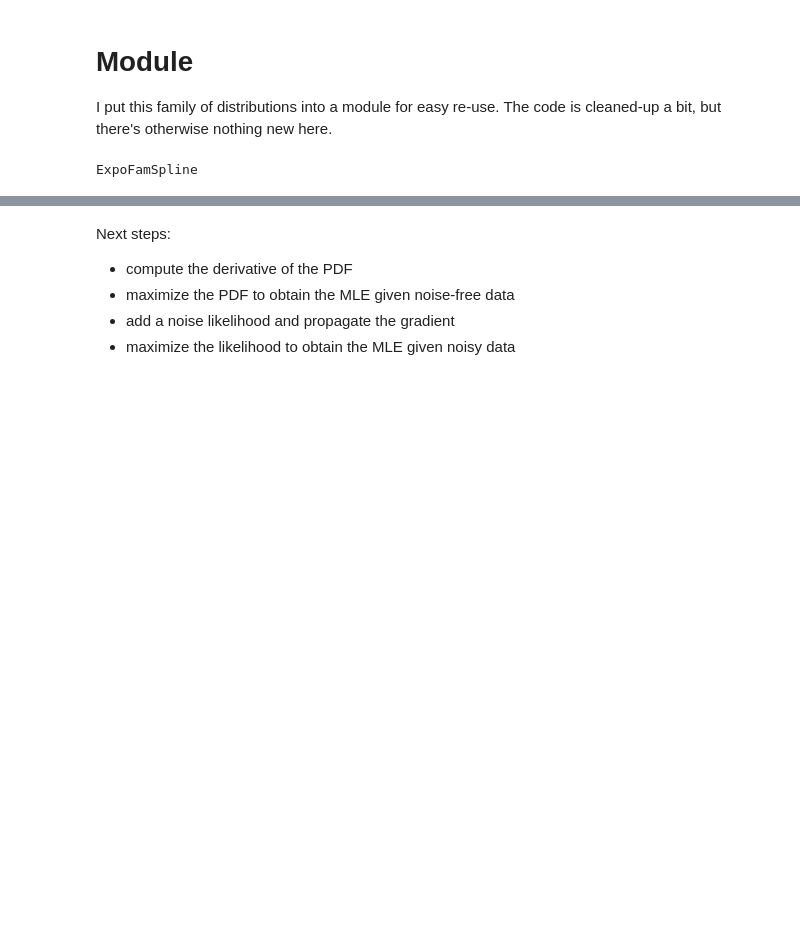
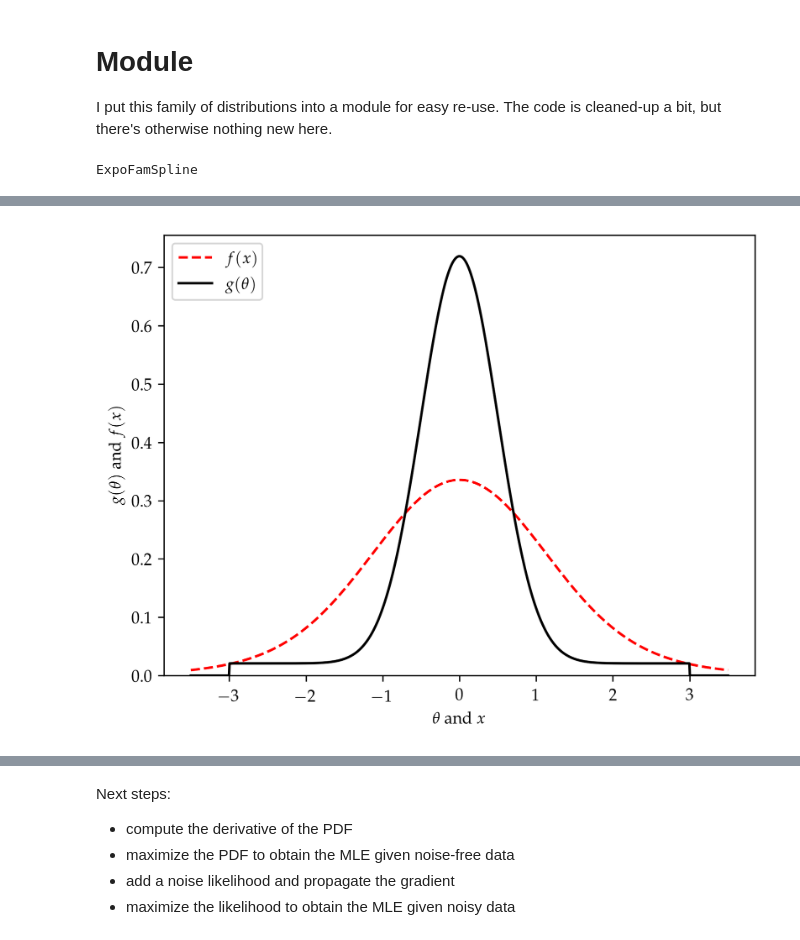
Before and after one commit to maximerischard/DeconvolutionTests.jl, a Jupyter notebook: notebooks/Efron_ExponentialFamily_Splines.ipynb, the cells around one changed output, grey strips where cells are left out. Saved outputs shown, nothing was run; the diff lists cells and outputs as text; code cells hidden in the pictures; blank space fills up the shorter version.

```diff
--- a/notebooks/Efron_ExponentialFamily_Splines.ipynb
+++ b/notebooks/Efron_ExponentialFamily_Splines.ipynb
@@ -134,0 +260,18 @@ plt.plot(θvec, pdf.(d))
+# %%
+function convolved_log_fx(gθ::Distribution, θgrid::AbstractVector{Float64}, noise::Distribution, x_i::Float64)
+    gθ_lpdf = logpdf.(gθ, θgrid)
+    noise_lpdf = logpdf.(noise, x_i.-θgrid)
+    return ExpoFamSpline.log_sum_exp(gθ_lpdf .+ noise_lpdf)
+end
+
+f_x_unnormalised = exp.([convolved_log_fx(example_gθ, linspace(-3.0, 3.0, 41), example_noise, x) for x in xx])
+f_x_normalised = f_x_unnormalised ./ sum(StatsBase.midpoints(f_x_unnormalised) .* diff(xx))
+plt.plot(xx, f_x_normalised, label=L"f(x)", color="red", linestyle="--")
+plt.plot(xx, pdf.(example_gθ, xx), label=L"g(\theta)", color="black")
+plt.ylabel(L"$g(\theta)$ and $f(x)$")
+plt.xlabel(L"$\theta$ and $x$")
+plt.ylim(0.0)
+plt.legend(loc="upper left")
+;
+# %% [output]
+[figure, added]
```
Also changed, not shown: parts of 43 cells of this notebook.
